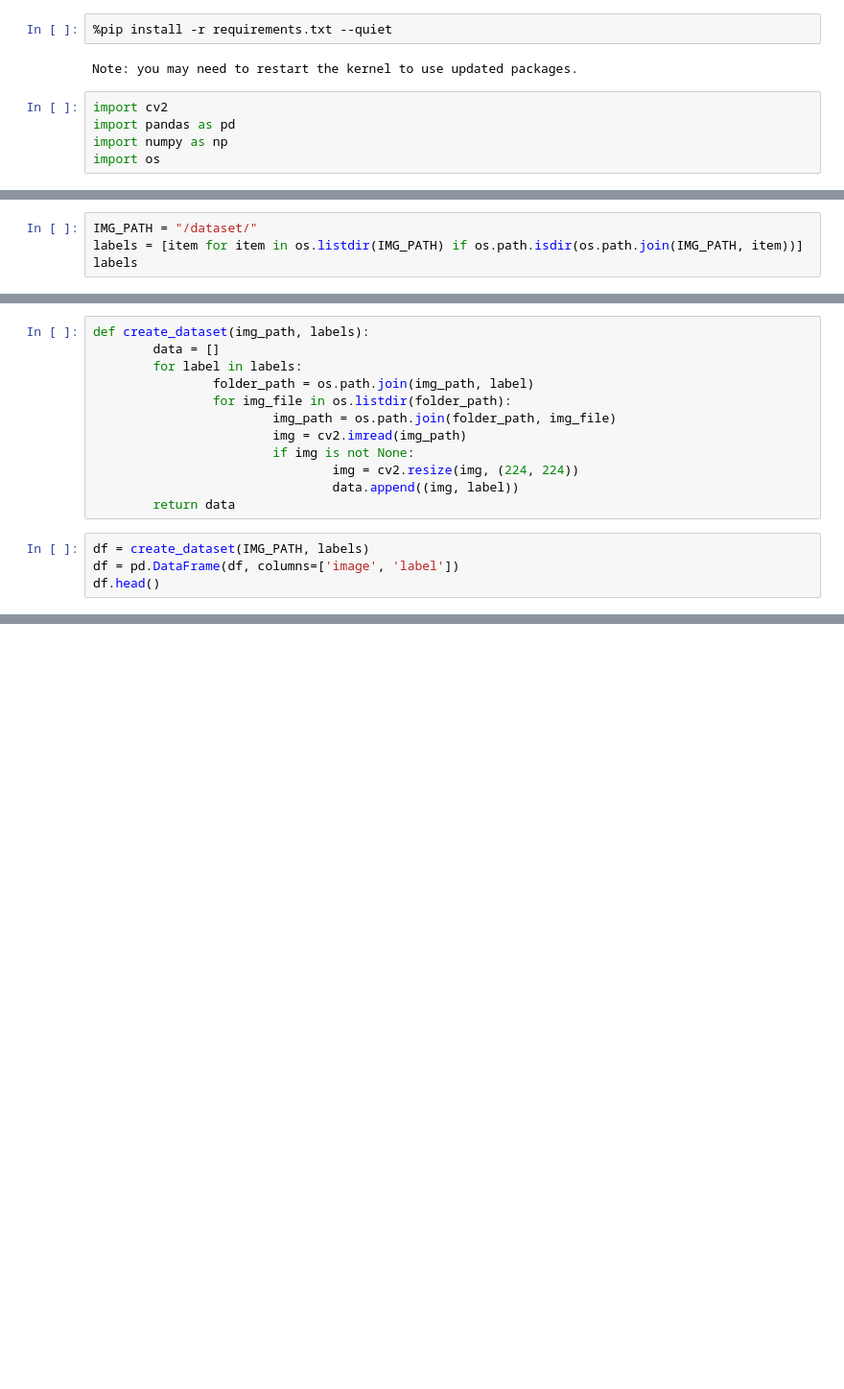
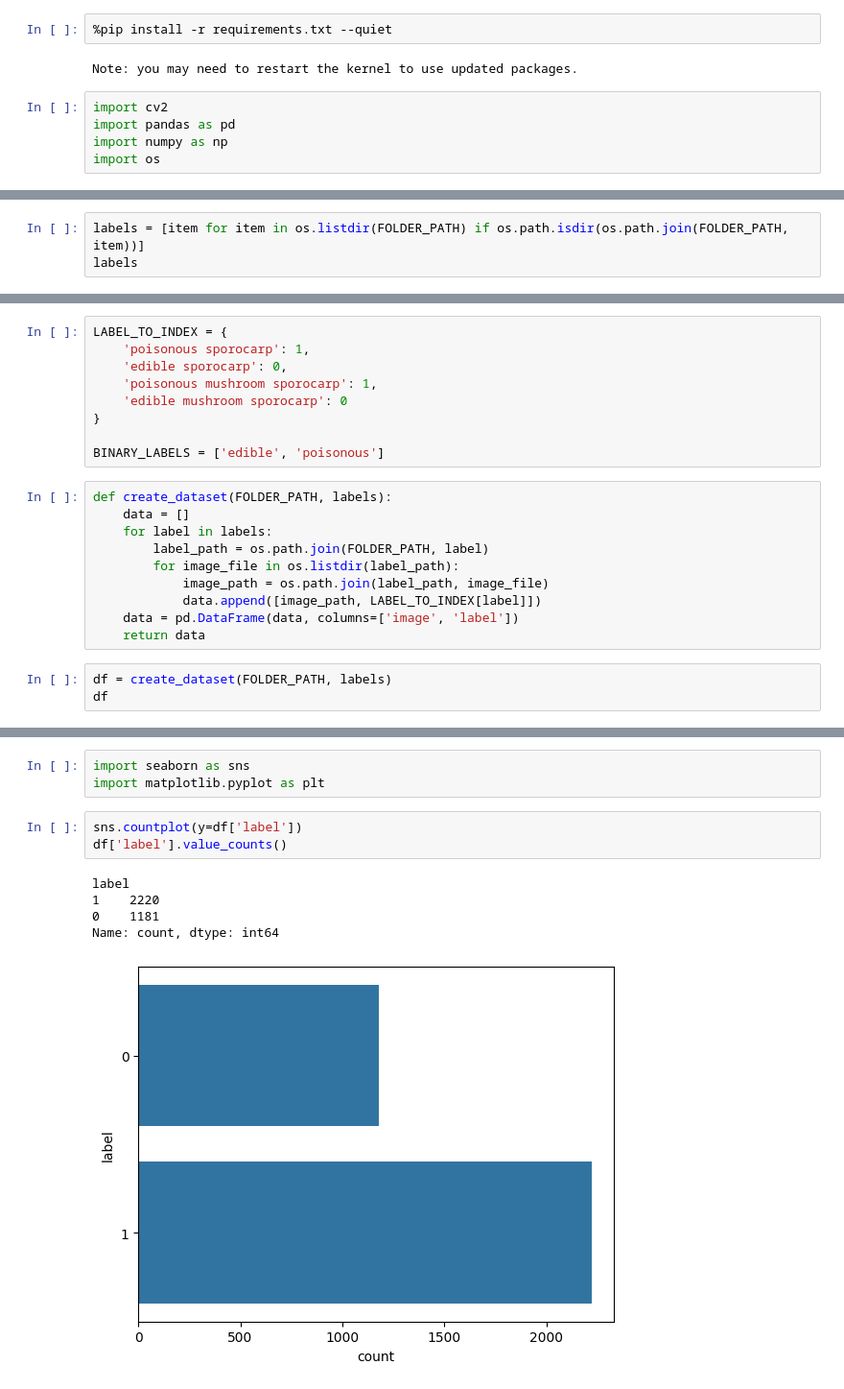
Before and after one commit to kengomatsuo/computer-vision-aol, a Jupyter notebook: train.ipynb, the cells around one changed output, grey strips where cells are left out. Shown at 96% size. Cells and saved outputs as stored; diff of their text form; blank space fills up the shorter version.

```diff
--- a/train.ipynb
+++ b/train.ipynb
@@ -10,5 +27,4 @@ import os
 # %%
-IMG_PATH = "/dataset/"
-labels = [item for item in os.listdir(IMG_PATH) if os.path.isdir(os.path.join(IMG_PATH, item))]
+labels = [item for item in os.listdir(FOLDER_PATH) if os.path.isdir(os.path.join(FOLDER_PATH, item))]
 labels
 # %% [output]
@@ -19,17 +35,23 @@ labels
+# %%
+LABEL_TO_INDEX = {
+	'poisonous sporocarp': 1,
+	'edible sporocarp': 0,
+	'poisonous mushroom sporocarp': 1,
+	'edible mushroom sporocarp': 0
+}
+
+BINARY_LABELS = ['edible', 'poisonous']
 # %%
-def create_dataset(img_path, labels):
-		data = []
-		for label in labels:
-				folder_path = os.path.join(img_path, label)
-				for img_file in os.listdir(folder_path):
-						img_path = os.path.join(folder_path, img_file)
-						img = cv2.imread(img_path)
-						if img is not None:
-								img = cv2.resize(img, (224, 224))
-								data.append((img, label))
-		return data
+def create_dataset(FOLDER_PATH, labels):
+	data = []
+	for label in labels:
+		label_path = os.path.join(FOLDER_PATH, label)
+		for image_file in os.listdir(label_path):
+			image_path = os.path.join(label_path, image_file)
+			data.append([image_path, LABEL_TO_INDEX[label]])
+	data = pd.DataFrame(data, columns=['image', 'label'])
+	return data
 # %%
-df = create_dataset(IMG_PATH, labels)
-df = pd.DataFrame(df, columns=['image', 'label'])
-df.head()
+df = create_dataset(FOLDER_PATH, labels)
+df
 # %% [output]
@@ -36,0 +71,12 @@ FileNotFoundError: [WinError 3] The system cannot find the path specified: 'data
+# %%
+import seaborn as sns
+import matplotlib.pyplot as plt
+# %%
+sns.countplot(y=df['label'])
+df['label'].value_counts()
+# %% [output]
+label
+1    2220
+0    1181
+Name: count, dtype: int64
+[figure, added]
```
Also changed, not shown: parts of 21 cells of this notebook, 5 other files.
